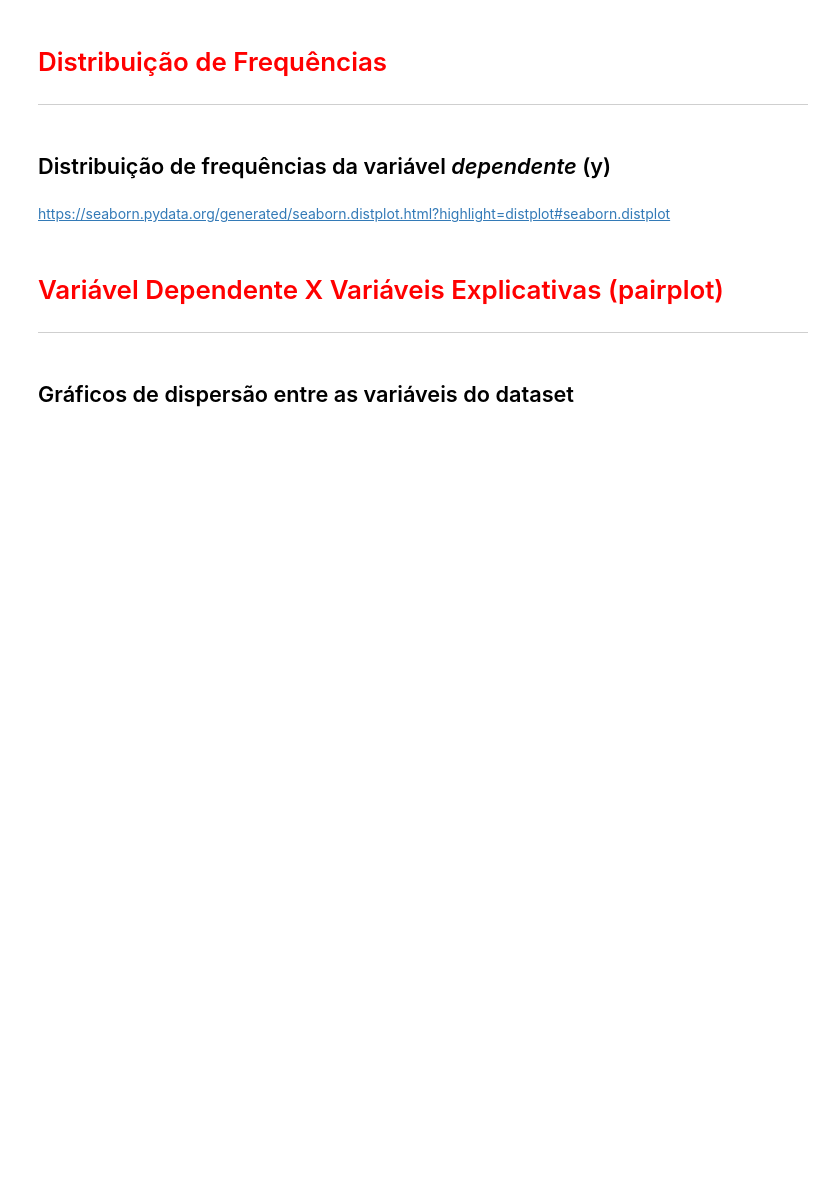
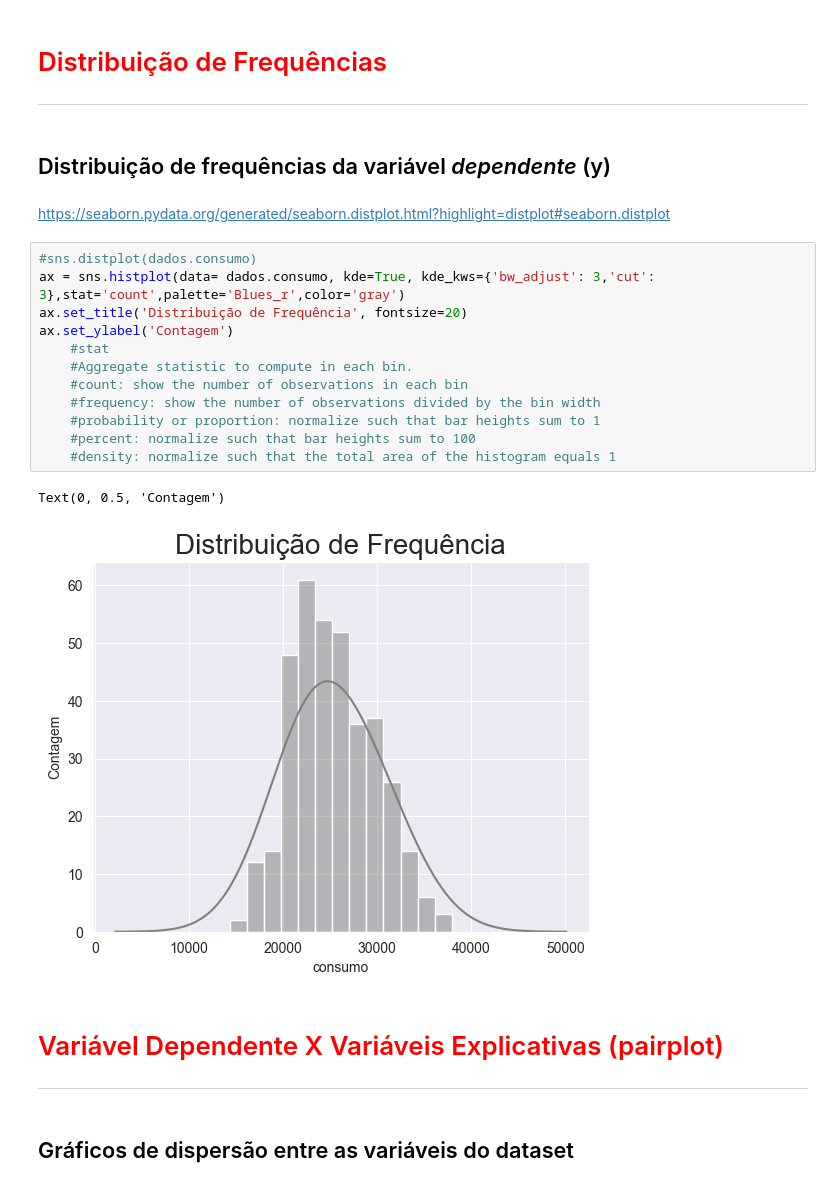
Before and after one commit to smcco94/DataAnalytics, a Jupyter notebook: Formação_Data_Sciency/Modulo_2/Regressao_Linear/Projeto/Regressão Linear.ipynb, the cells around one changed output. Drawn from its saved outputs; the diff is of its cells as text; blank space fills up the shorter version.

```diff
--- a/Formação_Data_Sciency/Modulo_2/Regressao_Linear/Projeto/Regressão Linear.ipynb
+++ b/Formação_Data_Sciency/Modulo_2/Regressao_Linear/Projeto/Regressão Linear.ipynb
@@ -172,6 +210,21 @@ https://seaborn.pydata.org/generated/seaborn.boxplot.html?highlight=boxplot#seab
 ## Distribuição de frequências da variável *dependente* (y)
 # %% [markdown]
 https://seaborn.pydata.org/generated/seaborn.distplot.html?highlight=distplot#seaborn.distplot
+# %%
+#sns.distplot(dados.consumo)
+ax = sns.histplot(data= dados.consumo, kde=True, kde_kws={'bw_adjust': 3,'cut': 3},stat='count',palette='Blues_r',color='gray')
+ax.set_title('Distribuição de Frequência', fontsize=20)
+ax.set_ylabel('Contagem')
+    #stat
+    #Aggregate statistic to compute in each bin.
+    #count: show the number of observations in each bin
+    #frequency: show the number of observations divided by the bin width
+    #probability or proportion: normalize such that bar heights sum to 1
+    #percent: normalize such that bar heights sum to 100
+    #density: normalize such that the total area of the histogram equals 1
+# %% [output]
+Text(0, 0.5, 'Contagem')
+[figure, added]
 # %% [markdown]
 # <font color='red' style='font-size: 30px;'>Variável Dependente X Variáveis Explicativas (pairplot)</font>
 <hr style='border: 2px solid red;'>
```
Also changed, not shown: parts of 14 cells of this notebook.
